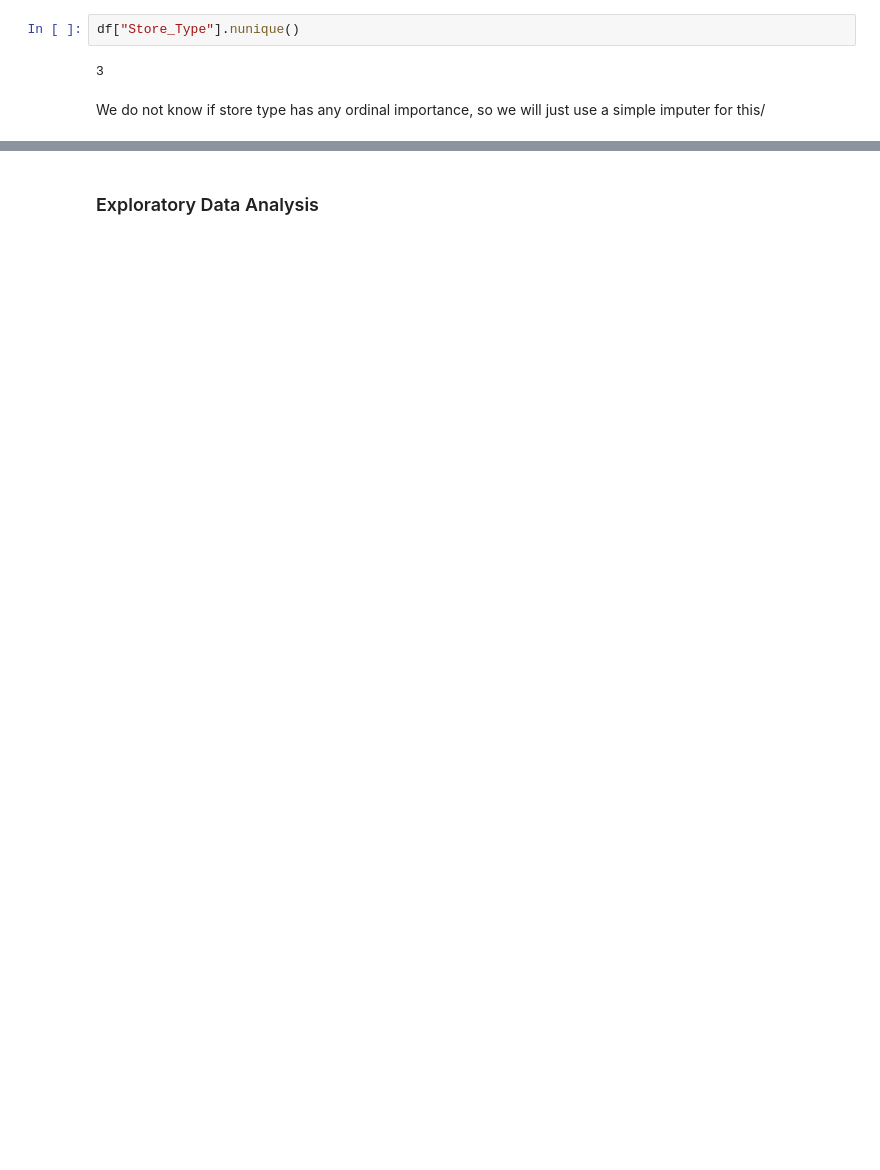
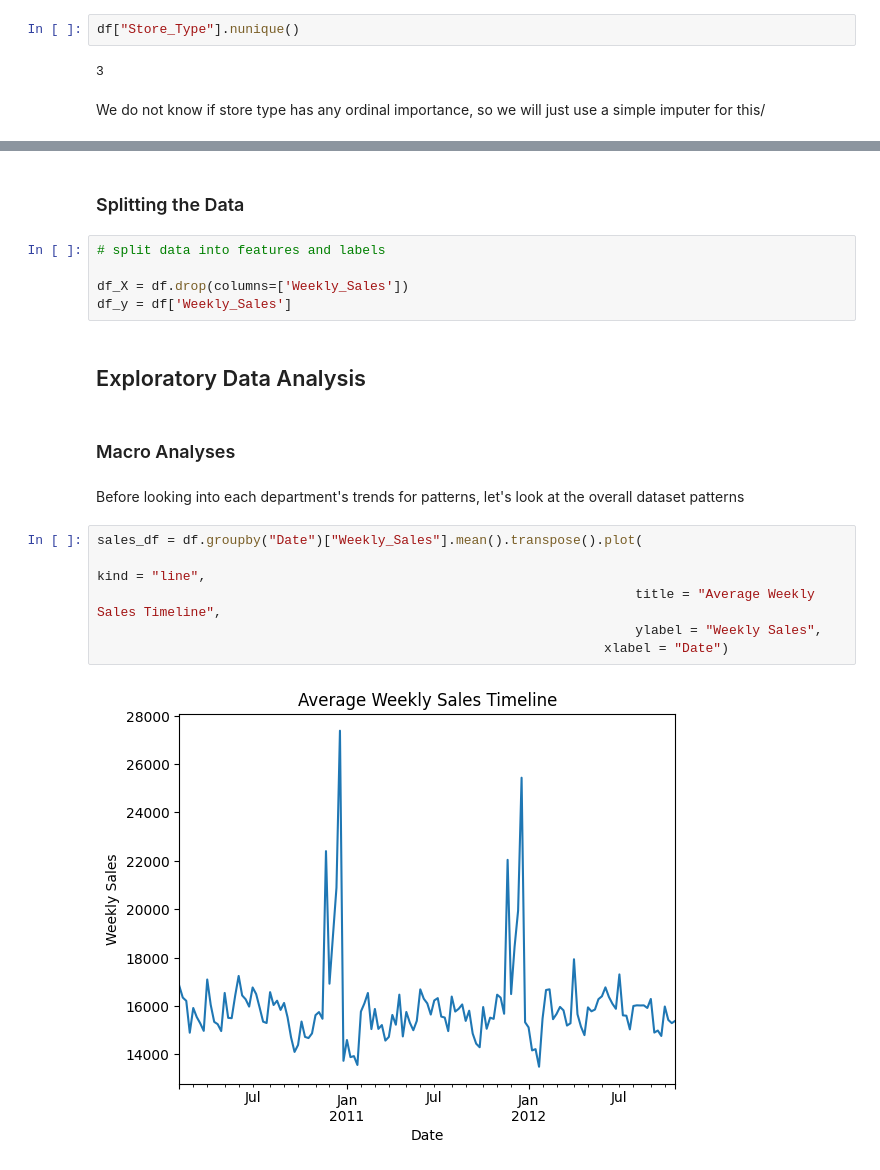
Before and after one commit to SahilBhave/AML-Project, a Jupyter notebook: AML_Group_Project.ipynb, the cells around one changed output, grey strips where cells are left out. Saved outputs shown, nothing was run; the diff lists cells and outputs as text; blank space fills up the shorter version.

Commit message:
did data splitting and featrue analyses charts

```diff
--- a/AML_Group_Project.ipynb
+++ b/AML_Group_Project.ipynb
@@ -425,2 +438,21 @@ df
+# %% [markdown]
+### Splitting the Data
+# %%
+# split data into features and labels
+
+df_X = df.drop(columns=['Weekly_Sales'])
+df_y = df['Weekly_Sales']
 # %% [markdown]
-### Exploratory Data Analysis
+## Exploratory Data Analysis
+# %% [markdown]
+### Macro Analyses
+# %% [markdown]
+Before looking into each department's trends for patterns, let's look at the overall dataset patterns
+# %%
+sales_df = df.groupby("Date")["Weekly_Sales"].mean().transpose().plot(
+                                                                                                                  kind = "line",
+                                                                     title = "Average Weekly Sales Timeline",
+                                                                     ylabel = "Weekly Sales",
+                                                                 xlabel = "Date")
+# %% [output]
+[figure, added]
```
Also changed, not shown: parts of 47 cells of this notebook.
